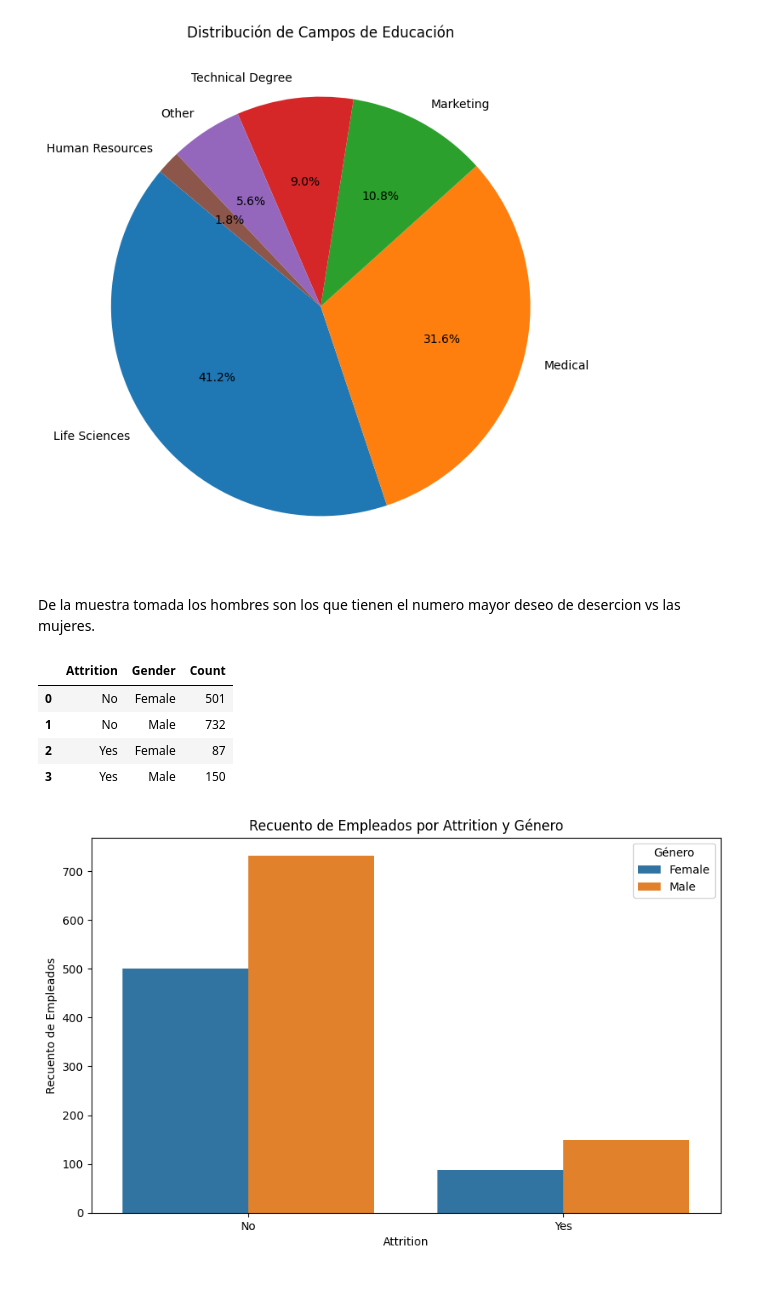
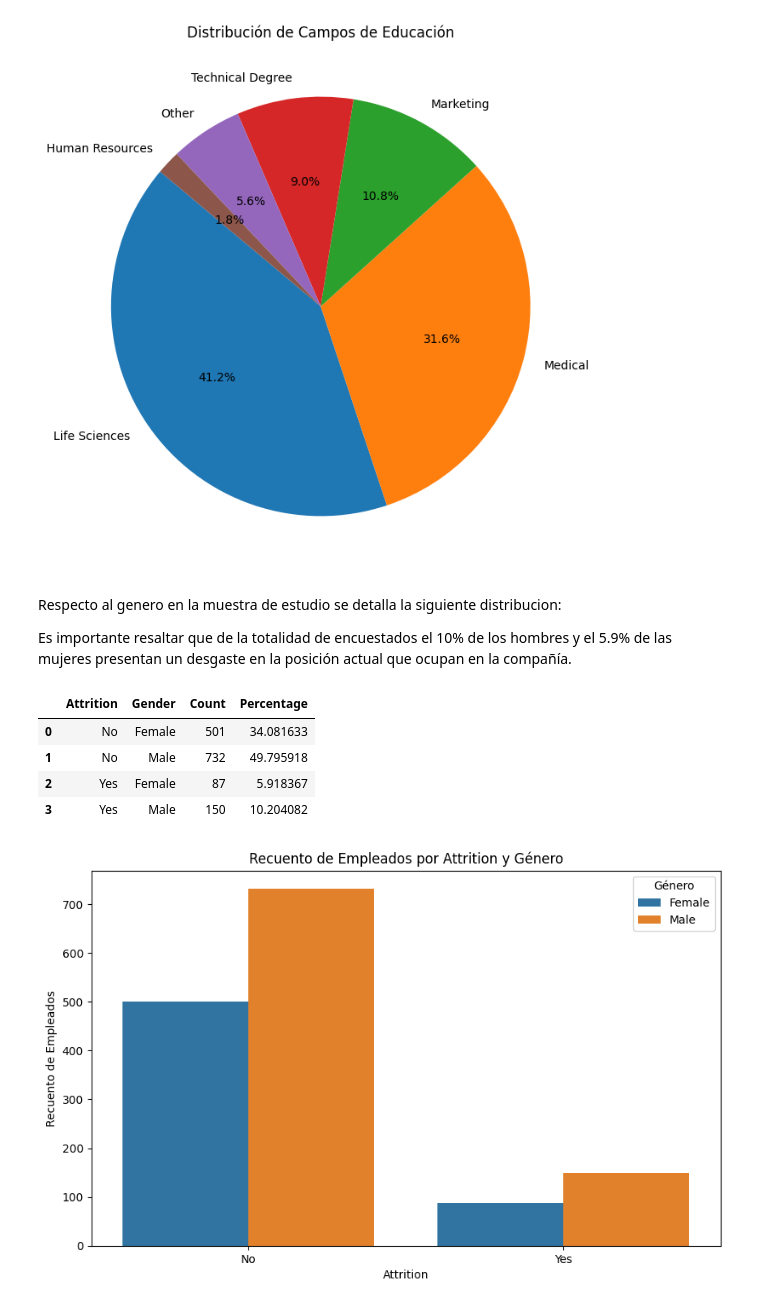
Before and after one commit to hugofmr/estadistica_edem, a Jupyter notebook: andres_attrition_hm.ipynb, the cells around one changed output. Cells and saved outputs as stored; diff of their text form; code cells hidden in the pictures.

```diff
--- a/andres_attrition_hm.ipynb
+++ b/andres_attrition_hm.ipynb
@@ -138,19 +137,23 @@ plt.title('Distribución de Campos de Educación')
 plt.show()
 # %% [output]
 [figure]
-# %% [markdown]
-De la muestra tomada los hombres son los que tienen el numero mayor deseo de desercion vs las mujeres.
+# %% [markdown]
+Respecto al genero en la muestra de estudio se detalla la siguiente distribucion:
+
+Es importante resaltar que de la totalidad de encuestados el 10% de los hombres y el 5.9% de las mujeres presentan un desgaste en la posición actual que ocupan en la compañía.
 # %%
-# Agrupar los datos por 'Attrition' y 'Gender', y contar el número de empleados en cada grupo
+
 attrition_gender_grouped = df.groupby(['Attrition', 'Gender']).size().reset_index(name='Count')
+total_count = attrition_gender_grouped['Count'].sum()
+attrition_gender_grouped['Percentage'] = (attrition_gender_grouped['Count'] / total_count) * 100
 
 attrition_gender_grouped
 # %% [output]
-|  | Attrition | Gender | Count |
-| 0 | No | Female | 501 |
-| 1 | No | Male | 732 |
-| 2 | Yes | Female | 87 |
-| 3 | Yes | Male | 150 |
+|  | Attrition | Gender | Count | Percentage |
+| 0 | No | Female | 501 | 34.081633 |
+| 1 | No | Male | 732 | 49.795918 |
+| 2 | Yes | Female | 87 | 5.918367 |
+| 3 | Yes | Male | 150 | 10.204082 |
 # %%
 plt.figure(figsize=(10, 6))
 sns.barplot(x='Attrition', y='Count', hue='Gender', data=attrition_gender_grouped)
```
Also changed, not shown: parts of 18 cells of this notebook, 1 other file.
